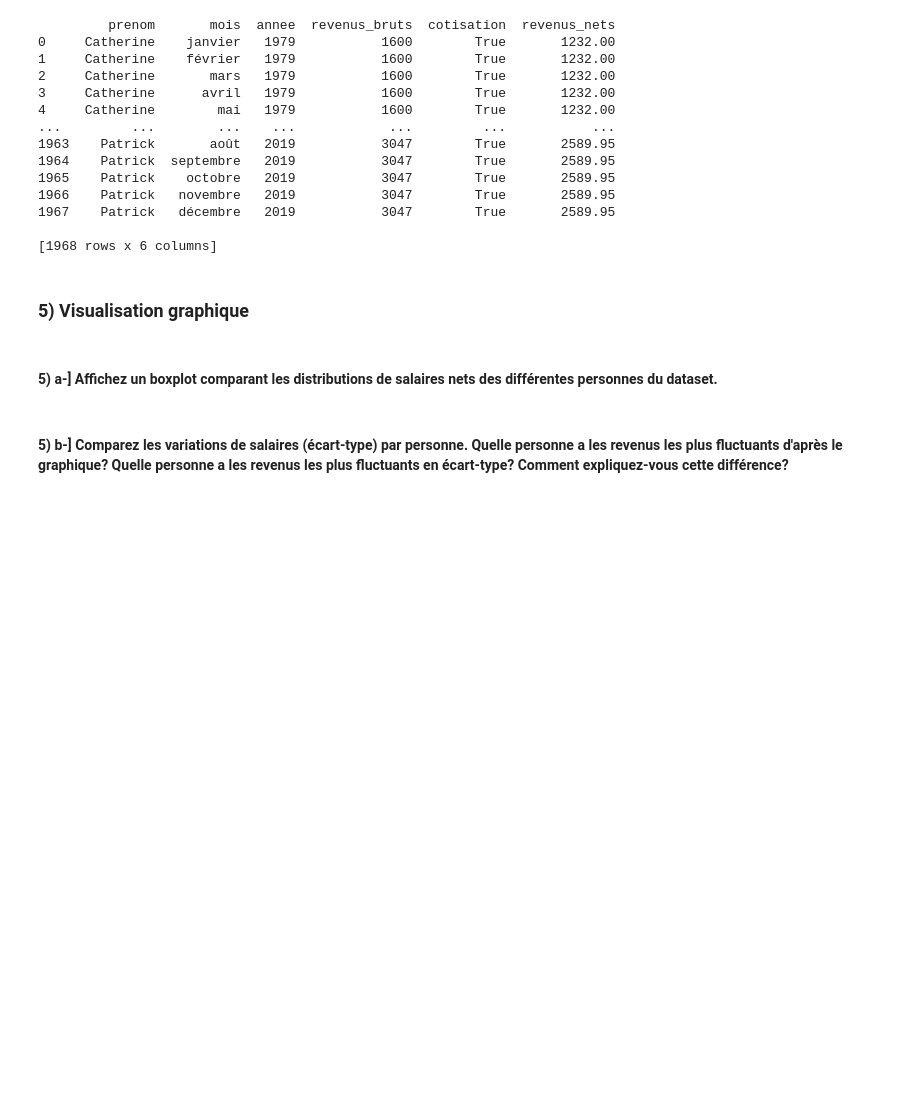
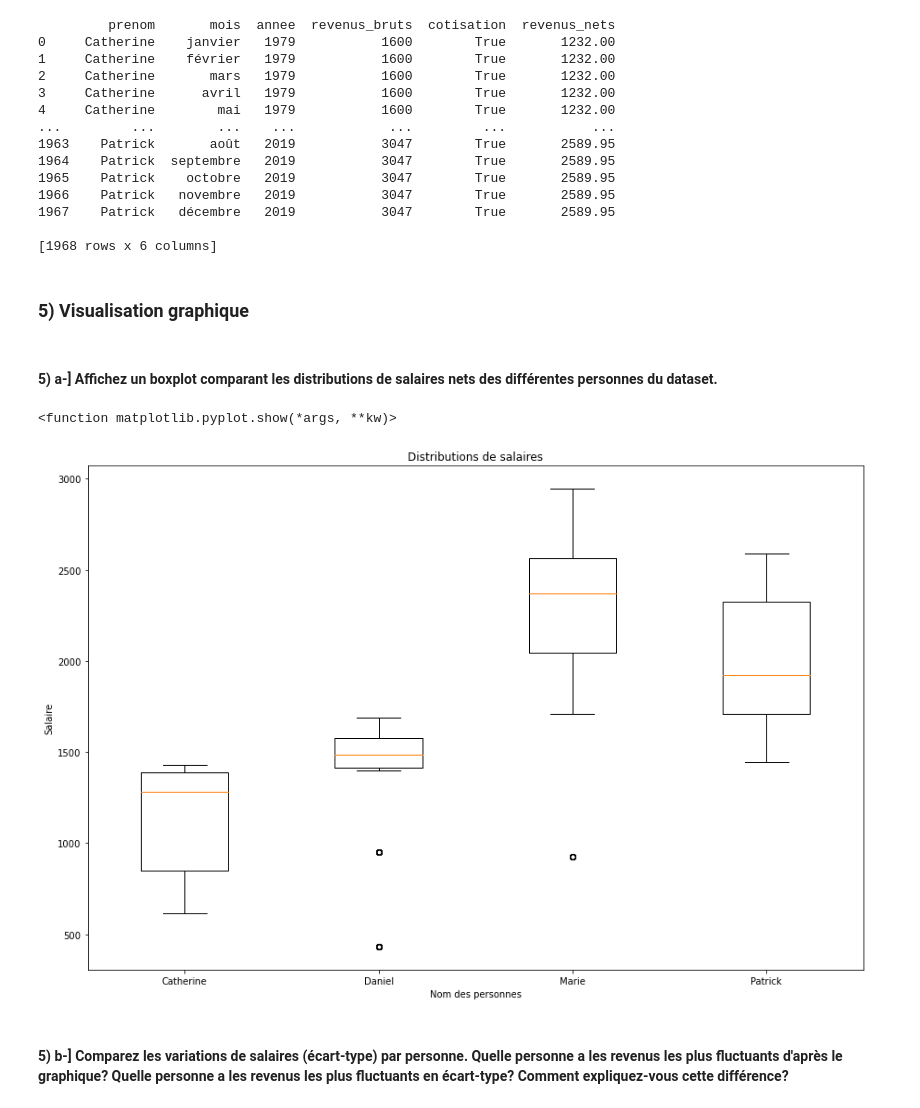
Before and after one commit to YasserHamek/Python_TP, a Jupyter notebook: Tp note.ipynb, the cells around one changed output. Saved outputs shown, nothing was run; the diff lists cells and outputs as text; code cells hidden in the pictures; blank space fills up the shorter version.

```diff
--- a/Tp note.ipynb
+++ b/Tp note.ipynb
@@ -713,5 +712,24 @@ print(retraite)
 ### 5) Visualisation graphique
 # %% [markdown]
 #### 5) a-] Affichez un boxplot comparant les distributions de salaires nets des différentes personnes du dataset.
+# %%
+plt.subplots(figsize=(15,10))
+
+reNetsCatherine = retraite[retraite['prenom'] == 'Catherine']['revenus_nets']
+reNetsDaniel = retraite[retraite['prenom'] == 'Daniel']['revenus_nets']
+reNetsMarie = retraite[retraite['prenom'] == 'Marie']['revenus_nets']
+reNetsPatrick = retraite[retraite['prenom'] == 'Patrick']['revenus_nets']
+
+plt.boxplot( [reNetsCatherine, reNetsDaniel, reNetsMarie, reNetsPatrick ]  )
+
+
+plt.xlabel('Nom des personnes')
+plt.ylabel('Salaire')
+plt.title('Distributions de salaires')
+plt.xticks([1,2,3,4], pd.unique(retraite['prenom']) )
+plt.show
+# %% [output]
+<function matplotlib.pyplot.show(*args, **kw)>
+[figure, added]
 # %% [markdown]
 #### 5) b-] Comparez les variations de salaires (écart-type) par personne. Quelle personne a les revenus les plus fluctuants d'après le graphique? Quelle personne a les revenus les plus fluctuants en écart-type? Comment expliquez-vous cette différence?
```
Also changed, not shown: parts of 5 cells of this notebook.
